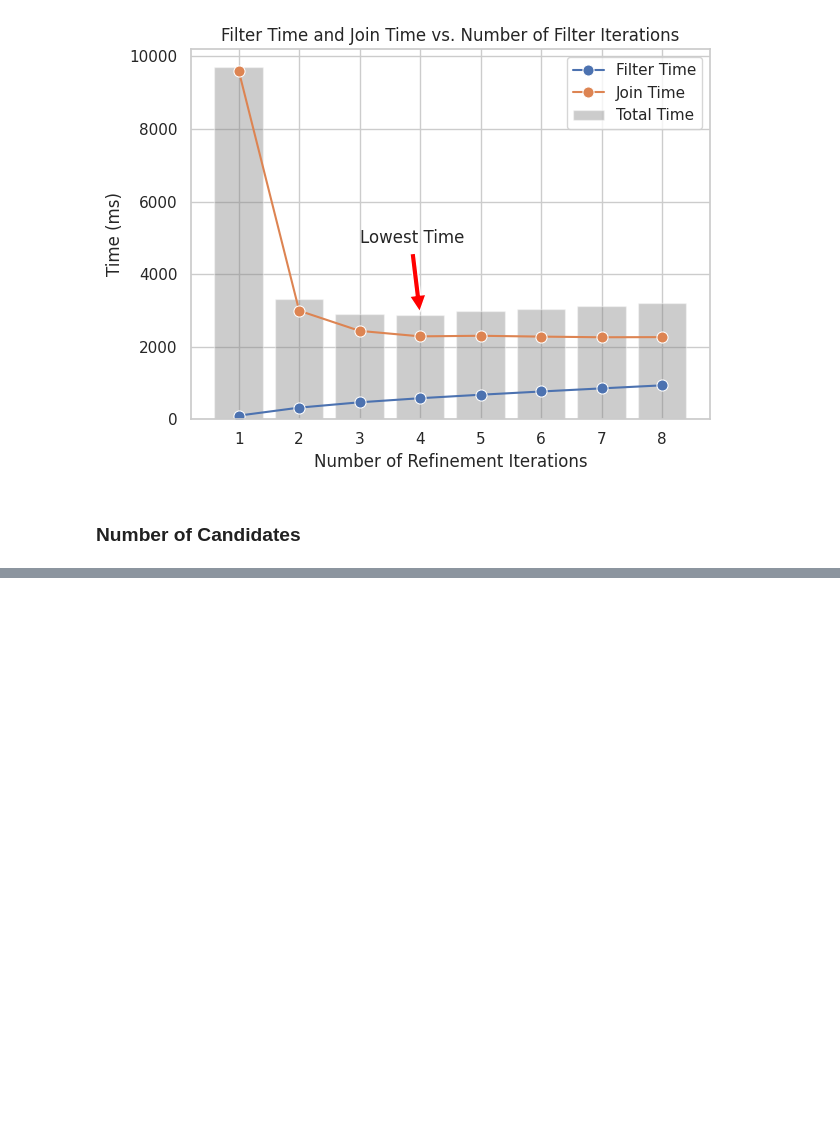
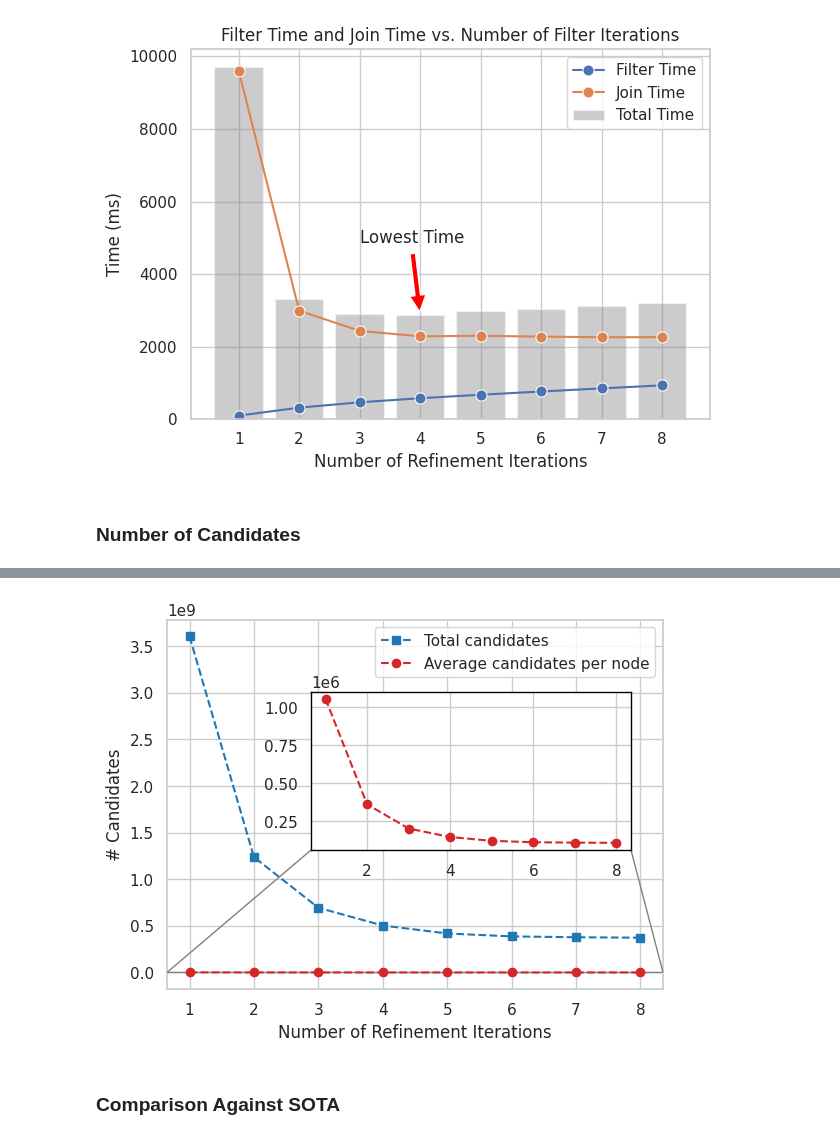
Before and after one commit to antonio-decaro/SIGMo, a Jupyter notebook: 4_produce_plot.ipynb, the cells around one changed output, grey strips where cells are left out. Drawn from its saved outputs; the diff is of its cells as text; code cells hidden in the pictures; blank space fills up the shorter version.

```diff
--- a/4_produce_plot.ipynb
+++ b/4_produce_plot.ipynb
@@ -37,7 +37,7 @@ class MBSMParser:
       return value * 1024 * 1024 * 1024
 
   def parseGPUStats(self, start):
-    for i in range(1, 5):
+    for i in range(1, 6):
       line = self.lines[start + i]
       if line.startswith('Data signature time'):
         self.data_signature_gpu_time = int(line.split(' ')[-2])
@@ -47,11 +47,13 @@ class MBSMParser:
         self.filter_gpu_time = int(line.split(' ')[-2])
       elif line.startswith('Join time'):
         self.join_gpu_time = int(line.split(' ')[-2])
+      elif line.startswith('Total time:'):
+        self.total_gpu_time = int(line.split(' ')[-2])
 
 
 
   def parseHostStats(self, start):
-    for i in range(1, 5):
+    for i in range(1, 6):
       line = self.lines[start + i]
       if line.startswith('Setup Data time'):
         self.setup_data_host_time = int(line.split(' ')[3])
@@ -61,6 +63,8 @@ class MBSMParser:
         self.mapping_host_time = int(line.split(' ')[-2])
       elif line.startswith('Join time'):
         self.join_host_time = int(line.split(' ')[-2])
+      elif line.startswith('Total time:'):
+        self.total_time = int(line.split(' ')[-2])
 
   def parse(self):
     for i, line in enumerate(self.lines):
@@ -186,3 +198,10 @@ Running ./build/mbsm -Q ./data/MBSM/query.dat -D ./data/MBSM/data.dat --find-all
+# %%
+results_find_all = []
+for out in outputs_find_all:
+  out = MBSMParser(out)
+  results_find_all.append(out)
+
+result_find_first = MBSMParser(output_find_first)
 # %% [markdown]
 ### Filter VS Join
 # %%
@@ -271,0 +253,45 @@ plt.show()
+# %%
+from mpl_toolkits.axes_grid1.inset_locator import inset_axes, mark_inset
+
+total_candidates = [result.n_total_candidates for result in results_find_all]
+avg_candidates = [result.n_avg_candidates for result in results_find_all]
+median_candidates = [result.n_median_candidates for result in results_find_all]
+
+# Create a DataFrame
+iterations = list(range(1, len(total_candidates) + 1))
+data = pd.DataFrame({
+    'Iterations': iterations,
+    'Total Candidates': total_candidates,
+    'Average Candidates': avg_candidates,
+    'Median Candidates': median_candidates,
+})
+
+# Create the line plot
+fig, ax1 = plt.subplots()
+
+ax1.set_ylabel('# Candidates')
+ax1.set_xlabel('Number of Refinement Iterations')
+ax1.plot(iterations, total_candidates, marker='s', linestyle='dashed', color='tab:blue', label='Total candidates')
+ax1.plot(iterations, avg_candidates, marker='o', linestyle='dashed', color='tab:red', label='Average candidates per node')
+
+# create inset axes to show the average candidates
+ax2 = fig.add_axes([0.35, 0.4, 0.5, 0.33])
+ax2.plot(iterations, avg_candidates, marker='o', linestyle='dashed', color='tab:red')
+# set bold border
+for spine in ax2.spines.values():
+    spine.set_edgecolor('black')
+    spine.set_linewidth(1)
+
+
+mark_inset(ax1, ax2, loc1=3, loc2=4, fc="none", ec="0.5")
+
+
+ax1.legend(loc='upper right')
+
+# Show the plot
+fig.savefig('./out/plots/candidates_vs_filter_time.pdf')
+fig.show()
+# %% [output]
+[figure, added]
+# %% [markdown]
+### Comparison Against SOTA
```
Also changed, not shown: parts of 9 cells of this notebook.
